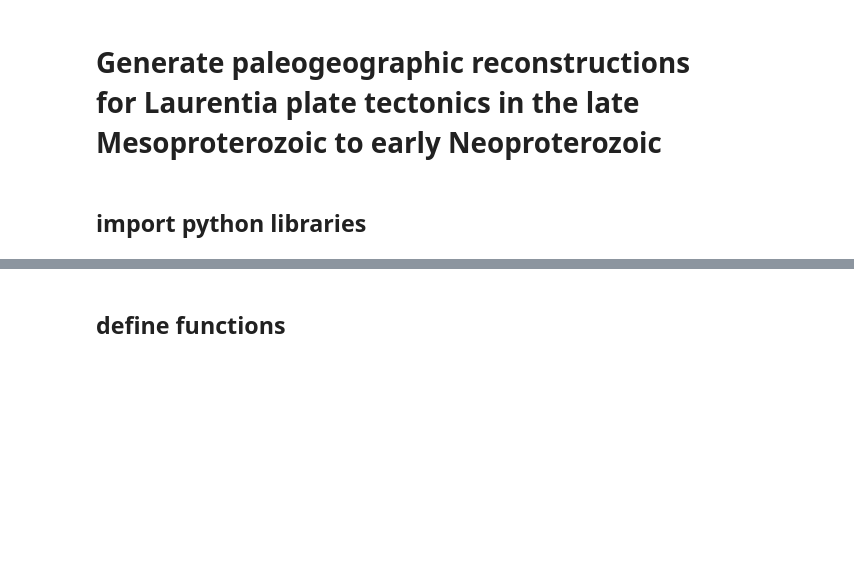
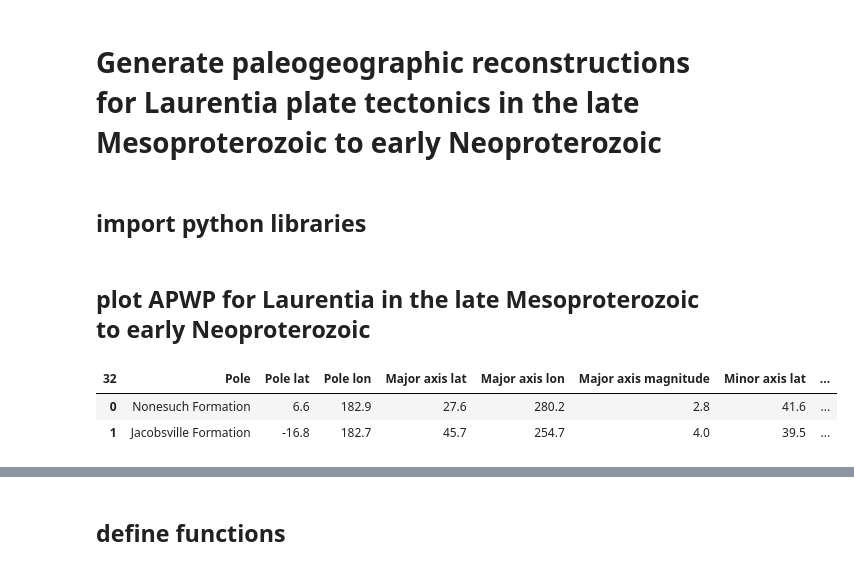
Before and after one commit to duserzym/Yiming_Zhang_PhD_dissertation, a Jupyter notebook: code/paleogeography_summary.ipynb, the cells around one changed output, grey strips where cells are left out. Cells and saved outputs as stored; diff of their text form; code cells hidden in the pictures; blank space fills up the shorter version.

```diff
--- a/code/paleogeography_summary.ipynb
+++ b/code/paleogeography_summary.ipynb
@@ -34 +35,3 @@ import pygplates as pgp
 %config InlineBackend.figure_format='retina'
+# %% [markdown]
+## plot APWP for Laurentia in the late Mesoproterozoic to early Neoproterozoic
@@ -34,0 +85,6 @@ import pygplates as pgp
+# %%
+Kent_pole_compilation
+# %% [output]
+| 32 | Pole | Pole lat | Pole lon | Major axis lat | Major axis lon | Major axis magnitude | Minor axis lat | ... |
+| 0 | Nonesuch Formation | 6.6 | 182.9 | 27.6 | 280.2 | 2.8 | 41.6 | ... |
+| 1 | Jacobsville Formation | -16.8 | 182.7 | 45.7 | 254.7 | 4.0 | 39.5 | ... |
```
Also changed, not shown: parts of 14 cells of this notebook, 3 other files.
